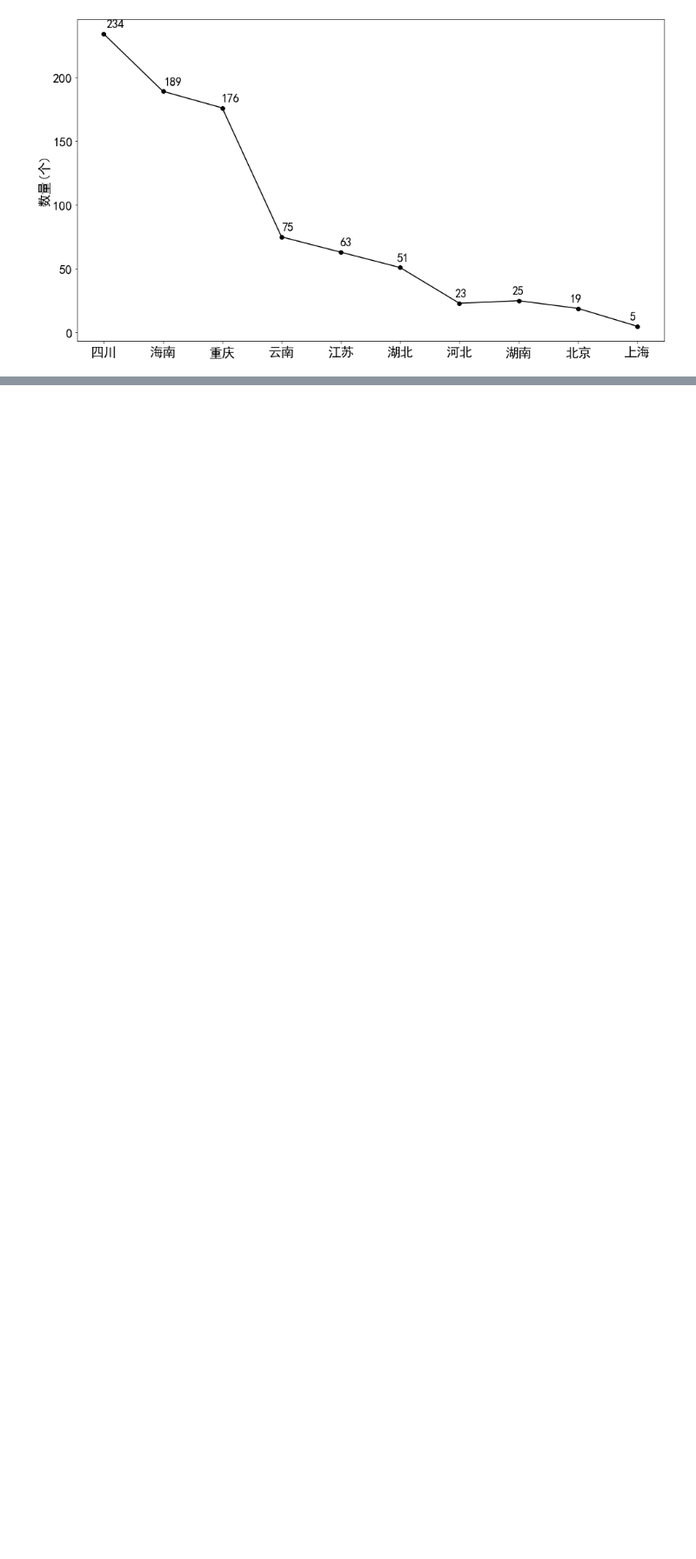
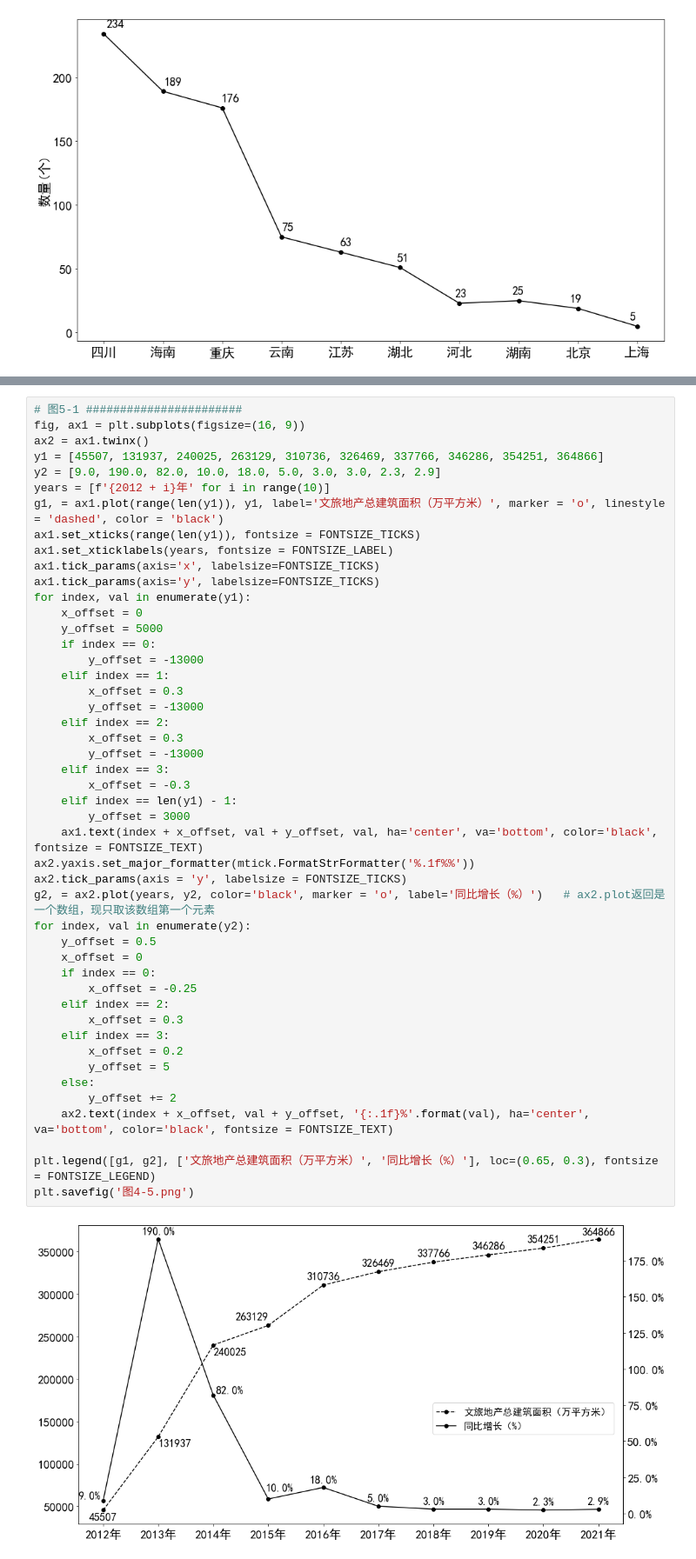
Before and after one commit to kevinva/yippy_data_figure, a Jupyter notebook: plot_v2.ipynb, the cells around one changed output, grey strips where cells are left out. Shown at 87% size. Drawn from its saved outputs; the diff is of its cells as text; blank space fills up the shorter version.

```diff
--- a/plot_v2.ipynb
+++ b/plot_v2.ipynb
@@ -136,0 +170,49 @@ plt.savefig('图4-3.png')
+# %%
+# 图5-1 #######################
+fig, ax1 = plt.subplots(figsize=(16, 9))
+ax2 = ax1.twinx()
+y1 = [45507, 131937, 240025, 263129, 310736, 326469, 337766, 346286, 354251, 364866]
+y2 = [9.0, 190.0, 82.0, 10.0, 18.0, 5.0, 3.0, 3.0, 2.3, 2.9]
+years = [f'{2012 + i}年' for i in range(10)]
+g1, = ax1.plot(range(len(y1)), y1, label='文旅地产总建筑面积（万平方米）', marker = 'o', linestyle = 'dashed', color = 'black')
+ax1.set_xticks(range(len(y1)), fontsize = FONTSIZE_TICKS)
+ax1.set_xticklabels(years, fontsize = FONTSIZE_LABEL)
+ax1.tick_params(axis='x', labelsize=FONTSIZE_TICKS)
+ax1.tick_params(axis='y', labelsize=FONTSIZE_TICKS)
+for index, val in enumerate(y1):
+    x_offset = 0
+    y_offset = 5000
+    if index == 0:
+        y_offset = -13000
+    elif index == 1:
+        x_offset = 0.3
+        y_offset = -13000
+    elif index == 2:
+        x_offset = 0.3
+        y_offset = -13000
+    elif index == 3:
+        x_offset = -0.3
+    elif index == len(y1) - 1:
+        y_offset = 3000
+    ax1.text(index + x_offset, val + y_offset, val, ha='center', va='bottom', color='black', fontsize = FONTSIZE_TEXT)
+ax2.yaxis.set_major_formatter(mtick.FormatStrFormatter('%.1f%%'))
+ax2.tick_params(axis = 'y', labelsize = FONTSIZE_TICKS)
+g2, = ax2.plot(years, y2, color='black', marker = 'o', label='同比增长（%）')   # ax2.plot返回是一个数组，现只取该数组第一个元素
+for index, val in enumerate(y2):
+    y_offset = 0.5
+    x_offset = 0
+    if index == 0:
+        x_offset = -0.25
+    elif index == 2:
+        x_offset = 0.3
+    elif index == 3:
+        x_offset = 0.2
+        y_offset = 5
+    else:
+        y_offset += 2
+    ax2.text(index + x_offset, val + y_offset, '{:.1f}%'.format(val), ha='center', va='bottom', color='black', fontsize = FONTSIZE_TEXT)
+
+plt.legend([g1, g2], ['文旅地产总建筑面积（万平方米）', '同比增长（%）'], loc=(0.65, 0.3), fontsize = FONTSIZE_LEGEND)
+plt.savefig('图4-5.png')
+# %% [output]
+[figure, added]
```
Also changed, not shown: parts of 6 cells of this notebook, 3 other files.
